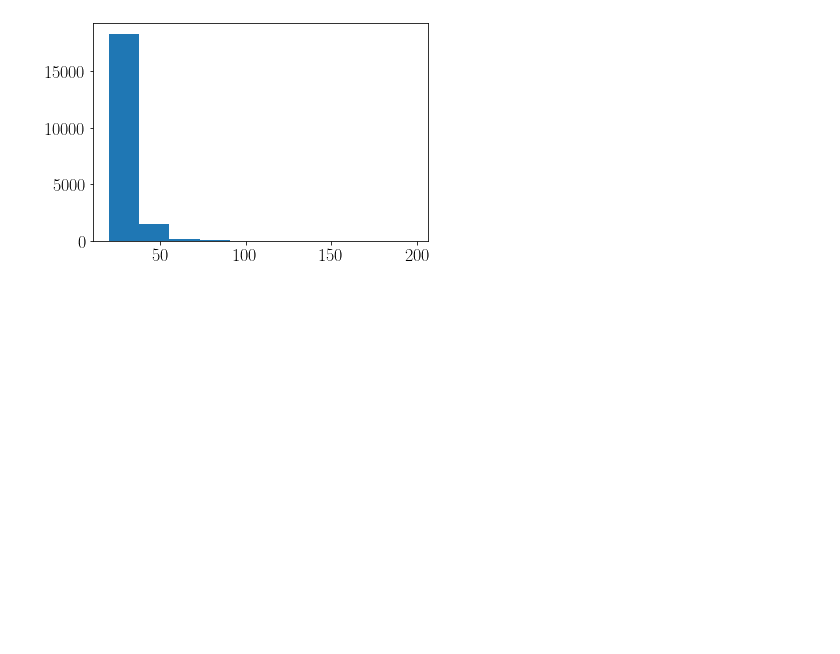
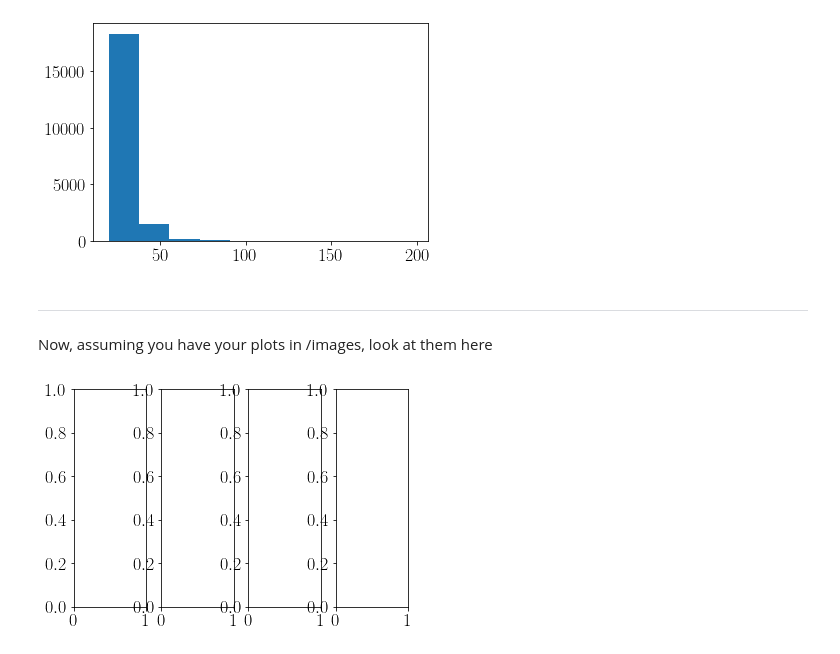
Before and after one commit to AliAlkadhim/IQN_HEP, a Jupyter notebook: Estimate_pT_IQN.ipynb, the cells around one changed output. Drawn from its saved outputs; the diff is of its cells as text; code cells hidden in the pictures; blank space fills up the shorter version.

```diff
--- a/Estimate_pT_IQN.ipynb
+++ b/Estimate_pT_IQN.ipynb
@@ -821,3 +649,16 @@ def calc_phat_from_regressor(model, test_data):
     phat = model(X_torch)
     phat = phat.squeeze()
     phat=phat.detach().numpy().flatten()#detaches it from the computational history/prevent future computations from being tracked
+# %% [markdown]
+----------
+
+Now, assuming you have your plots in /images, look at them here
+# %%
+nrows=1; ncols=4
+fig, axarr = plt.subplots(nrows, ncols)
+kinematics =['RecoDatapT', 'RecoDataeta', 'RecoDataphi', 'RecoDatam']
+img_paths = ['images/'+ k + '100k_IQN.png' for k in kinematics]
+# for ax,im in zip(axarr.ravel(), img_paths):
+#     ax.imshow(im)
+# %% [output]
+[figure, added]
```
Also changed, not shown: parts of 24 cells of this notebook, 11 other files.
